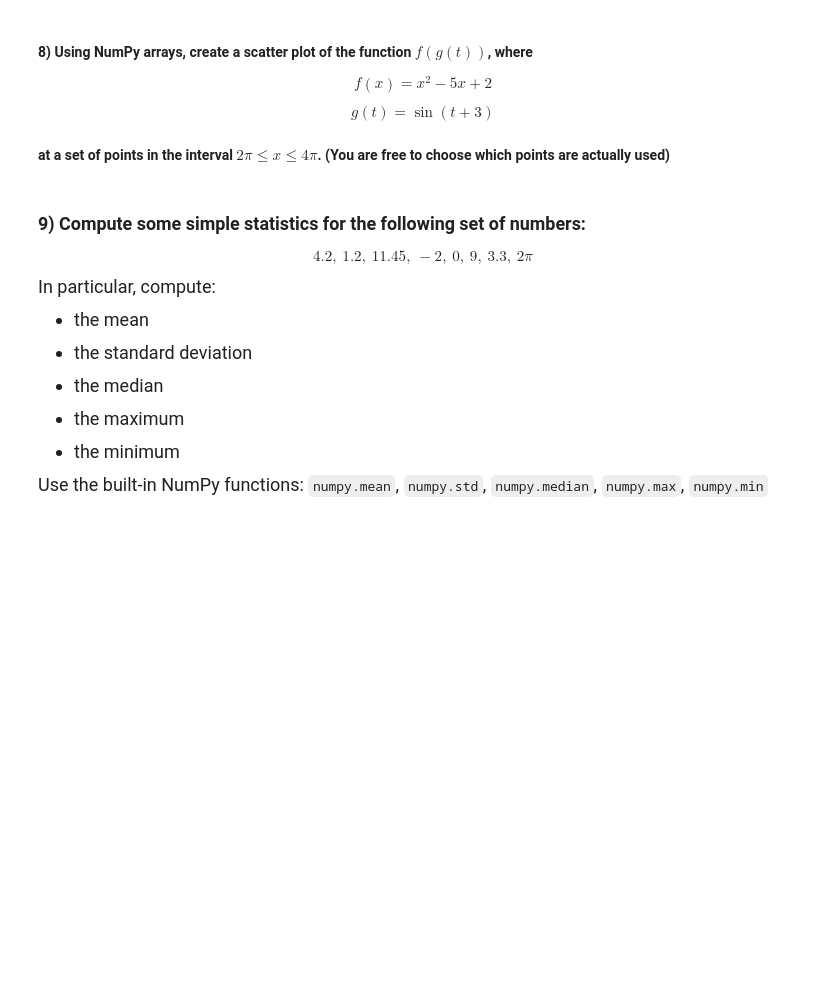
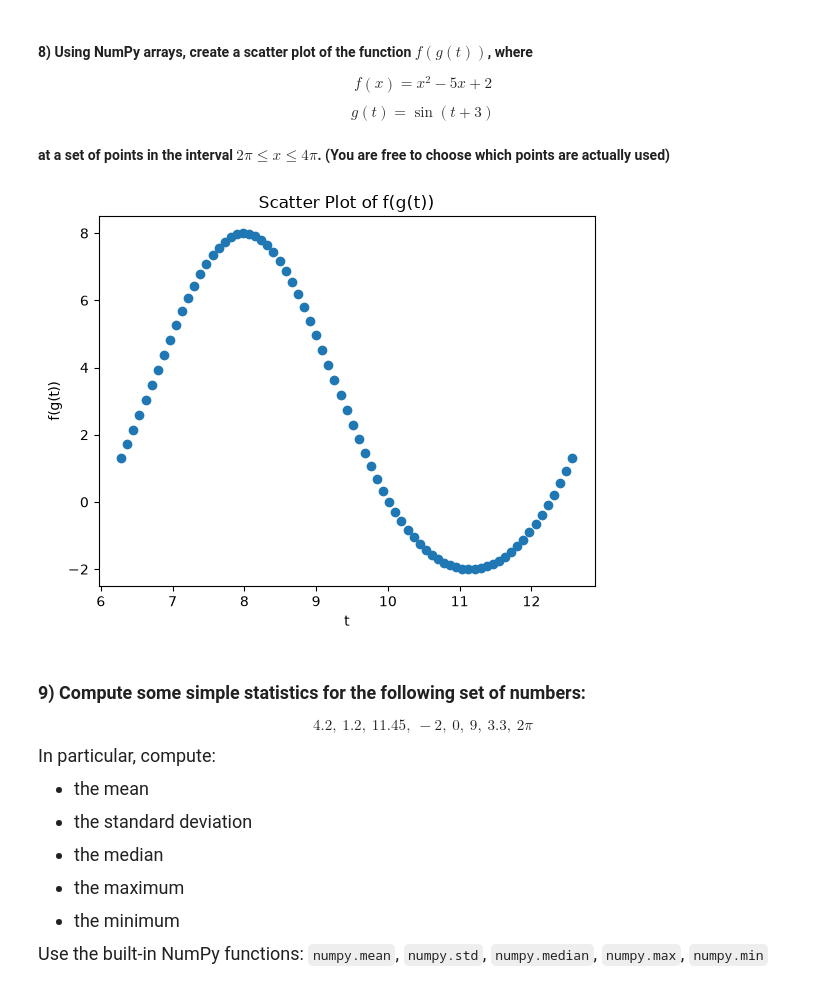
Before and after one commit to Mofinological78/datasci151fall2026, a Jupyter notebook: lecture_04_other_sequence_objects/Lecture04 - 副本.ipynb, the cells around one changed output. Cells and saved outputs as stored; diff of their text form; code cells hidden in the pictures; blank space fills up the shorter version.

```diff
--- a/lecture_04_other_sequence_objects/Lecture04 - 副本.ipynb
+++ b/lecture_04_other_sequence_objects/Lecture04 - 副本.ipynb
@@ -685,6 +791,30 @@ $$ g(t) = \sin(t + 3) $$
 #### at a set of points in the interval $2\pi \leq x \leq 4\pi$. (You are free to choose which points are actually used)
 # %%
 # your code here
+
+import numpy as np
+import matplotlib.pyplot as plt
+
+# Create 75 evenly spaced points from 2*pi to 4*pi
+t = np.linspace(2 * np.pi, 4 * np.pi, 75)
+
+# Define g(t)
+g = np.sin(t + 3)
+
+# Calculate f(g(t))
+y = g**2 - 5*g + 2
+
+# Create scatter plot
+plt.scatter(t, y)
+
+# Add labels and title
+plt.xlabel("t")
+plt.ylabel("f(g(t))")
+plt.title("Scatter Plot of f(g(t))")
+
+plt.show()
+# %% [output]
+[figure, added]
 # %% [markdown]
 ### **9)** Compute some simple statistics for the following set of numbers:
 
```
Also changed, not shown: parts of 13 cells of this notebook, 5 other files.
